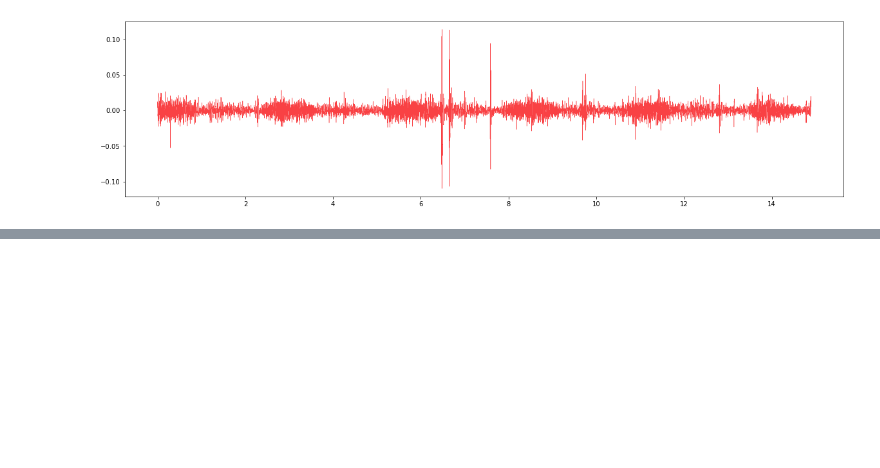
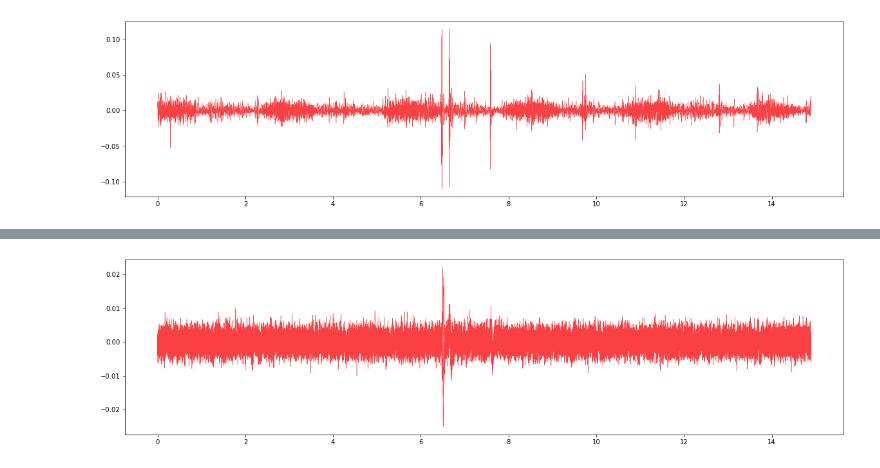
Before and after one commit to AndrineElse/AndrineElsetronning_Master2021, a Jupyter notebook: notebooks/filter_heart_sound_EMD.ipynb, the cells around one changed output, grey strips where cells are left out. Cells and saved outputs as stored; diff of their text form; code cells hidden in the pictures; blank space fills up the shorter version.

```diff
--- a/notebooks/filter_heart_sound_EMD.ipynb
+++ b/notebooks/filter_heart_sound_EMD.ipynb
@@ -185,0 +184,11 @@ filtered [ 0.00020593  0.00013941  0.00109503 ... -0.00265114 -0.00313207
+# %%
+imf_sum = eIMFs[0] + eIMFs[1] + eIMFs[2] + eIMFs[3] + eIMFs[4] + eIMFs[8] + eIMFs[9] + eIMFs[10] + eIMFs[11]
+f, ax = plt.subplots(1,1)
+f.set_size_inches(20, 5)
+
+
+ax.plot(x, imf_sum, linewidth = 0.5)
+
+
+ipd.Audio( imf_sum, rate = sr)
+# %% [output]
@@ -185,0 +196 @@ filtered [ 0.00020593  0.00013941  0.00109503 ... -0.00265114 -0.00313207
+[figure, added]
```
Also changed, not shown: parts of 9 cells of this notebook.
